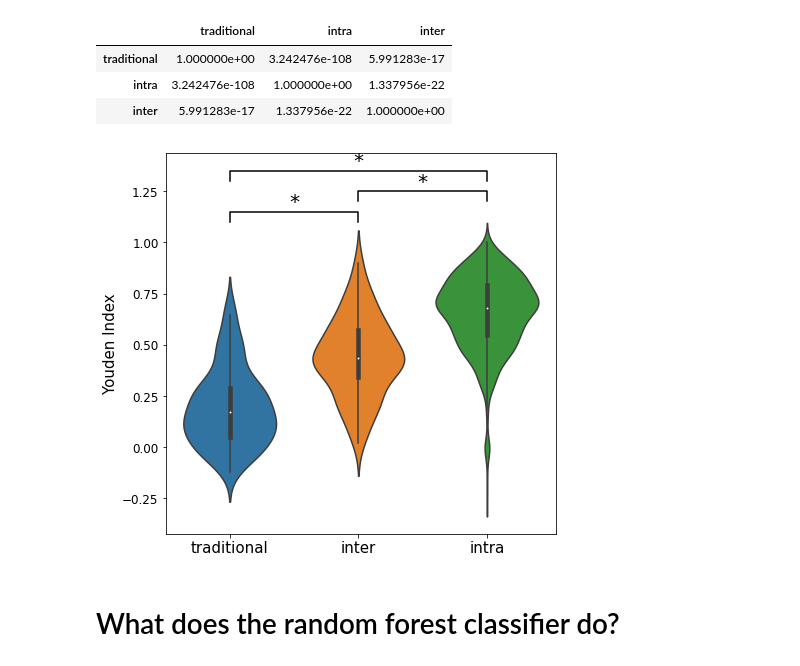
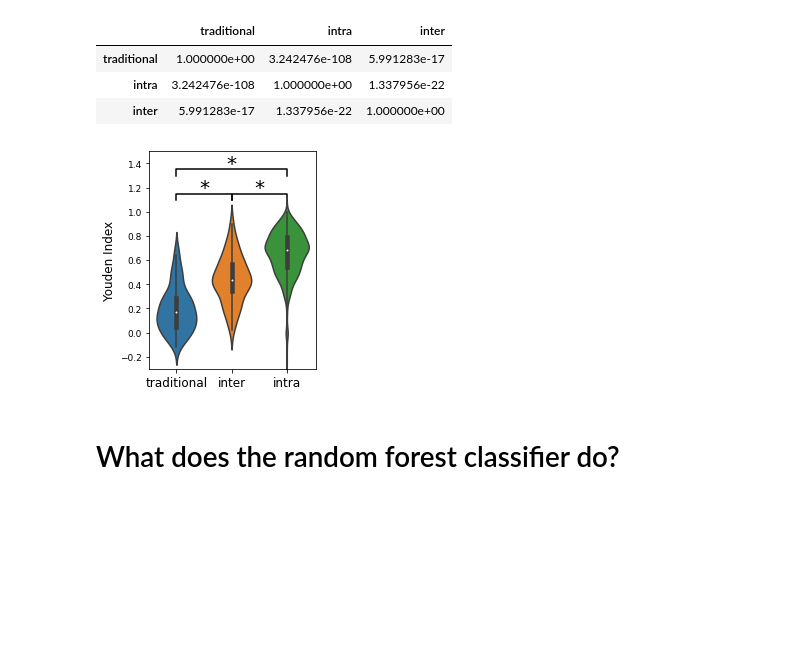
Before and after one commit to biorehab/upper-limb-use-assessment, a Jupyter notebook: notebooks/results.ipynb, the cells around one changed output. Saved outputs shown, nothing was run; the diff lists cells and outputs as text; code cells hidden in the pictures; blank space fills up the shorter version.

Commit message:
update figures and readme

```diff
--- a/notebooks/results.ipynb
+++ b/notebooks/results.ipynb
@@ -93,32 +93,33 @@ posthoc_ttest(res.fillna(0), 'youden', 'group', p_adjust='bonferroni')
 | intra | 3.242476e-108 | 1.000000e+00 | 1.337956e-22 |
 | inter | 5.991283e-17 | 1.337956e-22 | 1.000000e+00 |
 # %%
-plt.figure(figsize=(7, 7))
+plt.figure(figsize=(3, 4))
 order = ['traditional', 'inter', 'intra']
 sns.violinplot(data=res, y='youden', x='group', order=order, )
 
 x1, x2 = 0, 1
 y, h, col = res['youden'].max()+0.1, 0.05, 'k'
 plt.plot([x1, x1, x2, x2], [y, y+h, y+h, y], lw=1.5, c=col)
-plt.text((x1+x2)*.5, y+h, "*", fontsize=20, ha='center', va='bottom', color=col)
+plt.text((x1+x2)*.5, y+0.02, "*", fontsize=20, ha='center', va='bottom', color=col)
 
 x1, x2 = 1, 2
-y, h, col = res['youden'].max()+0.2, 0.05, 'k'
+y, h, col = res['youden'].max()+0.1, 0.05, 'k'
 plt.plot([x1, x1, x2, x2], [y, y+h, y+h, y], lw=1.5, c=col)
-plt.text((x1+x2)*.5, y+h, "*", fontsize=20, ha='center', va='bottom', color=col)
+plt.text((x1+x2)*.5, y+0.02, "*", fontsize=20, ha='center', va='bottom', color=col)
 
 x1, x2 = 0, 2
 y, h, col = res['youden'].max()+0.3, 0.05, 'k'
 plt.plot([x1, x1, x2, x2], [y, y+h, y+h, y], lw=1.5, c=col)
-plt.text((x1+x2)*.5, y+h, "*", fontsize=20, ha='center', va='bottom', color=col)
+plt.text((x1+x2)*.5, y+0.02, "*", fontsize=20, ha='center', va='bottom', color=col)
 
-plt.xticks(fontsize=15)
-plt.yticks(fontsize=12)
-plt.ylabel('Youden Index', fontsize=15)
+plt.xticks(fontsize=12)
+plt.yticks(fontsize=9)
+plt.ylim(-0.3, 1.5)
+plt.ylabel('Youden Index', fontsize=12)
 plt.xlabel(None)
 plt.savefig('results/comparison_significant.png', format="png", dpi=300, bbox_inches='tight')
 # %% [output]
-[figure, old version]
+[figure, new version]
 # %% [markdown]
 # What does the random forest classifier do?
 # %%
```
Also changed, not shown: parts of 7 cells of this notebook, 7 other files.
